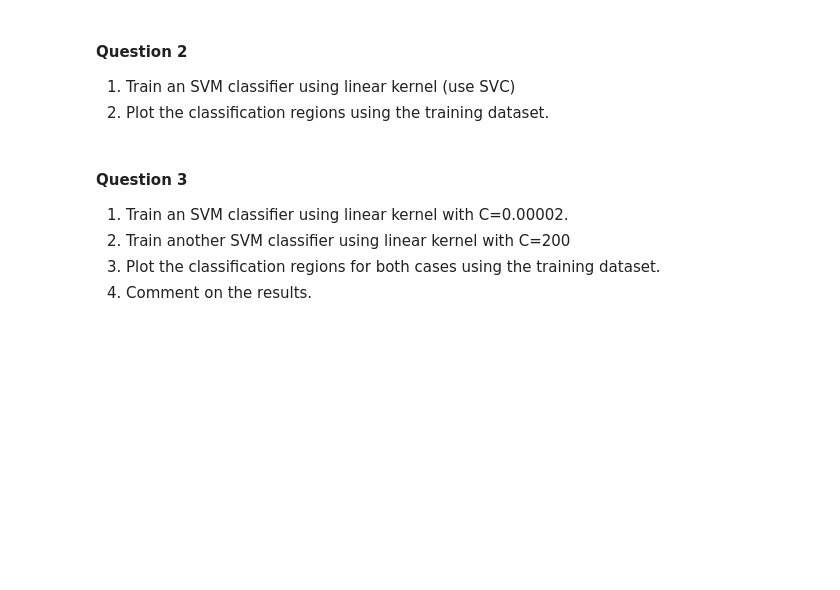
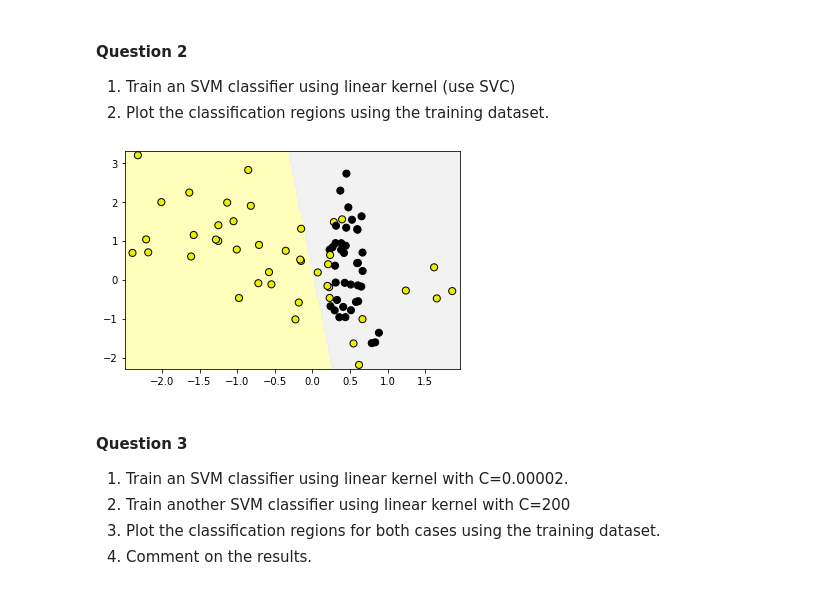
Before and after one commit to EHVB/AI-In-Medicine, a Jupyter notebook: Assignment6/Ehab Kamal - A6 PCA SVM.ipynb, the cells around one changed output. Saved outputs shown, nothing was run; the diff lists cells and outputs as text; code cells hidden in the pictures; blank space fills up the shorter version.

```diff
--- a/Assignment6/Ehab Kamal - A6 PCA SVM.ipynb
+++ b/Assignment6/Ehab Kamal - A6 PCA SVM.ipynb
@@ -129,10 +193,23 @@ X, y = make_classification(n_samples = 100, n_features=2,
 # %% [markdown]
 #### Question 1
 Split the data into training and testing datasets (use random_state=42 and 20% of the data for testing)
+# %%
+from sklearn.model_selection import train_test_split
+
+X_train, X_test, y_train, y_test = train_test_split(X,y, test_size=0.2, random_state=42)
 # %% [markdown]
 #### Question 2
 1. Train an SVM classifier using linear kernel (use SVC)
 2. Plot the classification regions using the training dataset.
+# %%
+from sklearn.svm import SVC
+
+clf = SVC(kernel="linear")
+clf.fit(X_train, y_train)
+
+plot_class_regions_for_classifier(clf, X_train, y_train)
+# %% [output]
+[figure, added]
 # %% [markdown]
 #### Question 3
 1. Train an SVM classifier using linear kernel with C=0.00002.
```
Also changed, not shown: parts of 34 cells of this notebook, 1 other file.
